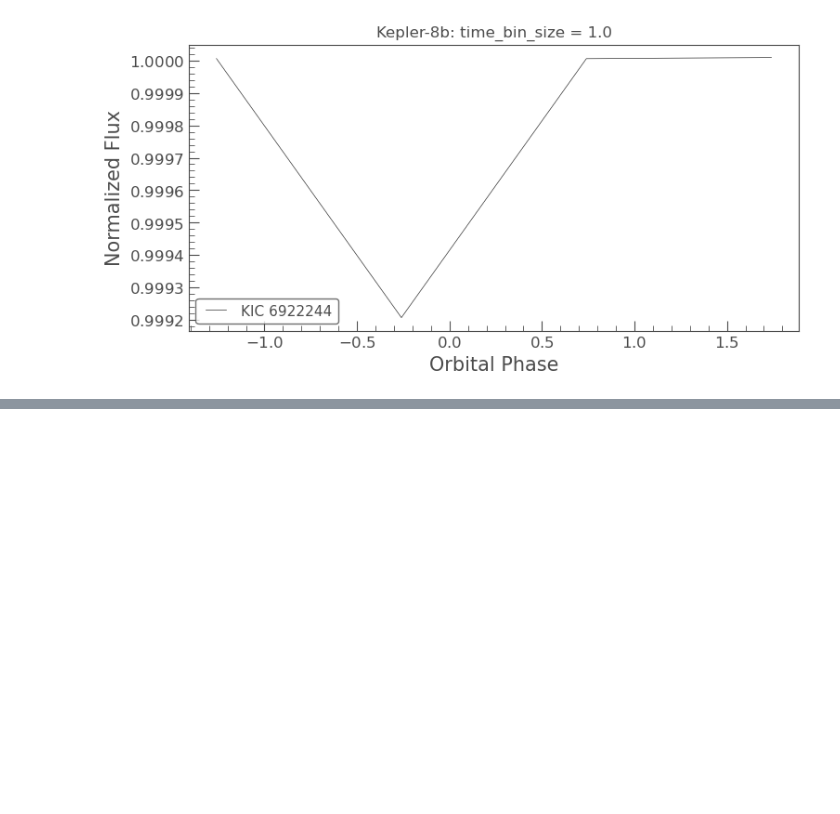
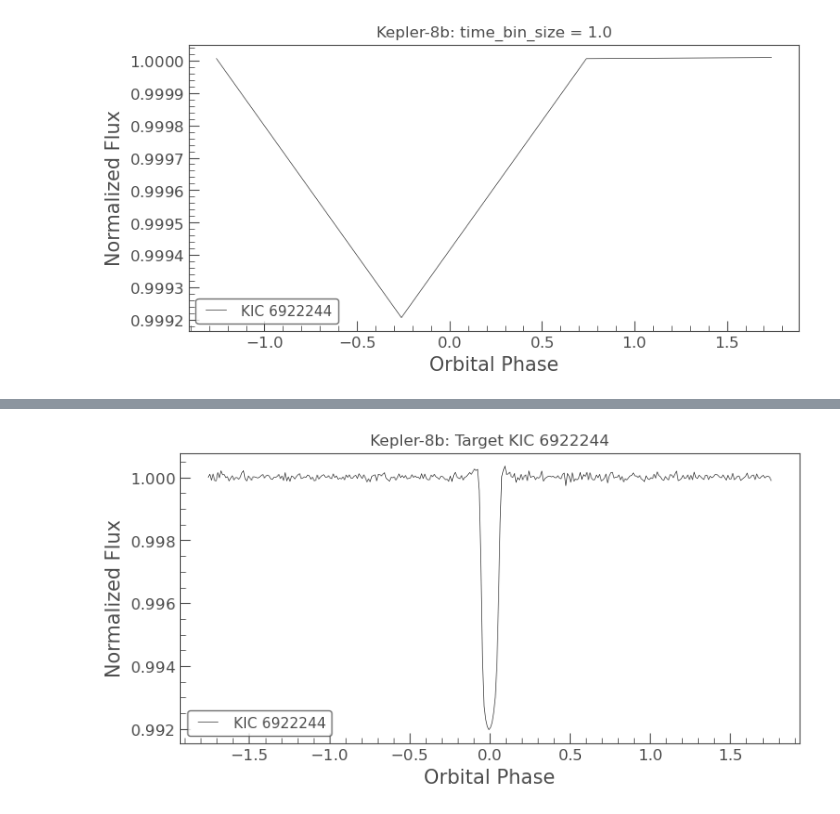
Before and after one commit to ekamgill1671/kepler-8b-transit-reproduction, a Jupyter notebook: data/keplerpractice.ipynb, the cells around one changed output, grey strips where cells are left out. Saved outputs shown, nothing was run; the diff lists cells and outputs as text; code cells hidden in the pictures; blank space fills up the shorter version.

Commit message:
added analysis on ratios

```diff
--- a/data/keplerpractice.ipynb
+++ b/data/keplerpractice.ipynb
@@ -246,0 +237,79 @@ window = 801: F_in = 0.99142, F_out = 1.00001, depth = 0.860%,
+# %%
+#window_lengths
+%matplotlib inline
+
+import numpy as np
+import matplotlib.pyplot as plt
+import lightkurve as lk
+
+# Download Kepler light curve & clean it up
+lc = lk.search_lightcurve("KIC 6922244", author="Kepler", quarter=4).download().remove_nans().normalize().remove_outliers(sigma=9)
+
+#Create periodogram (BLS)
+pd_bls = lc.to_periodogram(method="bls",period=np.arange(0.5, 10, 0.01))
+
+#Creates a variable to represent the best orbital period tied to the highest peak (maxium power) from the periodogram
+period_bls = pd_bls.period_at_max_power
+#Creates a variable that extracts the reference time of the first transit corresponding to the highest peak from the periodogram, pinpointing exactly when an exoplanet cross in front of its star
+t0_bls = pd_bls.transit_time_at_max_power
+
+
+print("BLS period:", period_bls)
+print("Transit time:", t0_bls)
+
+
+
+# Flatten the LC using window_length value of 401
+lc_flat = lc.flatten(window_length=401)
+
+# Fold LC using BOTH the period and transit time - centers transit at 0
+lc_folded = lc_flat.fold(period=period_bls, epoch_time=t0_bls)
+
+#Bin the folded light curve
+lc_binned = lc_folded.bin(time_bin_size=0.01)
+
+#Plot the folded + binned LC:
+ax = lc_binned.plot()
+
+ax.set_xlabel("Orbital Phase")
+ax.set_ylabel("Normalized Flux")
+ax.set_title("Kepler-8b: Target KIC 6922244")
+
+
+# Measure transit depth to see if there is a difference between window lengths
+
+# Creates a variable & extracts raw numerical array of orbital phase values from the LC
+phase = lc_folded.phase.value
+# Creates a variable & extracts raw numerical array of the flux (star brightness) from the LC
+flux = lc_folded.flux.value
+
+# Central part of transit
+in_transit = (phase > -0.02) & (phase < 0.02)
+out_transit = (phase < -0.1) | (phase > 0.1)
+
+# Median flux values -- Median gives represenative value not affected (as much) by nosiy, scattered points
+# Gets flux measurements occuring during the transit
+F_in = np.median(flux[in_transit])
+# Gets flux measurements occuring outside the transit
+F_out = np.median(flux[out_transit])
+
+# Calculates transit depth
+depth = (F_out - F_in) / F_out
+#Fold LC using BOTH the period and transit time - Centers transit at phase 0
+lc_folded = lc_flat.fold(period=period_bls, epoch_time=t0_bls)
+
+# Calculate the ratio of the planet's radius to the star's radius
+
+radius_ratio = np.sqrt(depth)
+
+# Values
+
+print(
+    "window_length = 401",
+    f"F_in = {F_in:.5f}",
+    f"F_out = {F_out:.5f}",
+    f"depth = {depth*100:.3f}%",
+    f"ratio of planet's radius to the star's radius = {radius_ratio:.3f}",
+    sep="\n"
+)
+# %% [output]
@@ -246,0 +323 @@ window = 801: F_in = 0.99142, F_out = 1.00001, depth = 0.860%,
+[figure, added]
```
Also changed, not shown: parts of 2 cells of this notebook, 2 other files.
